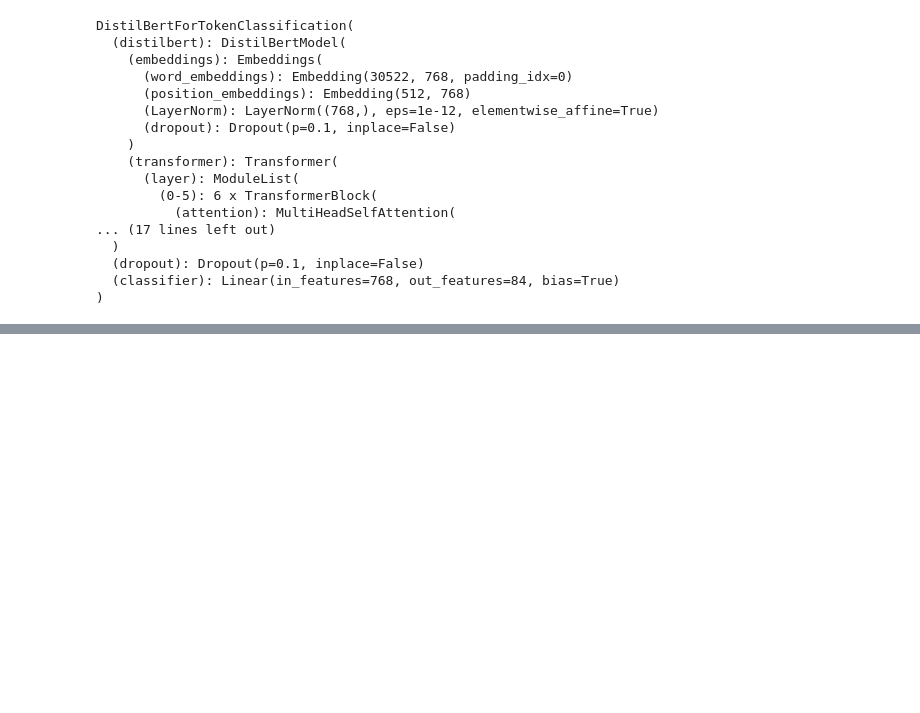
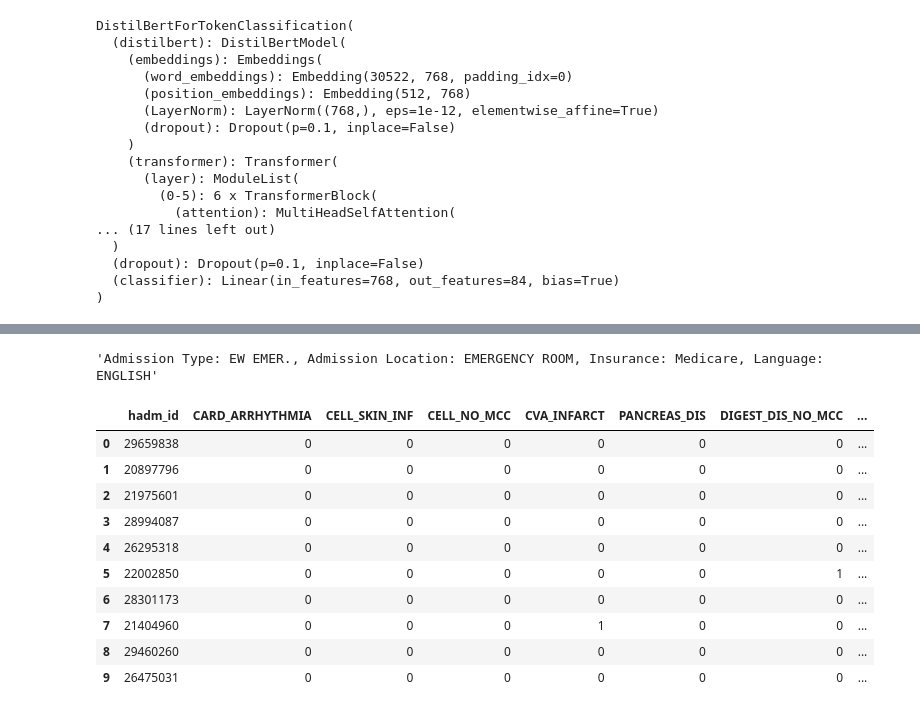
Before and after one commit to vrothenbergUCSD/CSE291Project, a Jupyter notebook: ner_bert.ipynb, the cells around one changed output, grey strips where cells are left out. Cells and saved outputs as stored; diff of their text form; code cells hidden in the pictures; blank space fills up the shorter version.

```diff
--- a/ner_bert.ipynb
+++ b/ner_bert.ipynb
@@ -38,20 +38,39 @@ DistilBertForTokenClassification(
   (classifier): Linear(in_features=768, out_features=84, bias=True)
 )
 # %%
+
 # Create the NER pipeline
 ner_pipeline = pipeline("ner", model=model, tokenizer=tokenizer, aggregation_strategy="simple", device=device)
 
-# Define a function to process text in batches
-def process_in_batches(text_list, batch_size=32):
-    ner_results = []
-    for i in tqdm(range(0, len(text_list), batch_size), desc="Processing Batches"):
-        batch = text_list[i:i + batch_size]
-        ner_results.extend(ner_pipeline(batch))
-    return ner_results
+# Function to split text into chunks of a specified maximum length
+def split_text_into_chunks(text, max_length=512):
+    tokens = tokenizer.tokenize(text)
+    chunks = []
+    for i in range(0, len(tokens), max_length):
+        chunk = tokens[i:i + max_length]
+        chunks.append(tokenizer.convert_tokens_to_string(chunk))
+    return chunks
+
+# Define a function to process text in batches with chunking
+def process_in_batches(text_list, batch_size=32, max_length=512):
+    all_ner_results = []
+    for text in tqdm(text_list, desc="Processing Texts"):
+        ner_results = []
+        chunks = split_text_into_chunks(text, max_length=max_length)
+        for i in range(0, len(chunks), batch_size):
+            batch = chunks[i:i + batch_size]
+            ner_results.extend(ner_pipeline(batch))
+        all_ner_results.append(ner_results)
+    return all_ner_results
+
+# Load your MIMIC-IV discharge notes dataset
+df = pd.read_csv('data/training_text_drg.csv')
+
+df_test = df.iloc[:10].copy()
 
 # Apply the batch processing function
-texts = df['text'].tolist()
-df['ner_entities'] = process_in_batches(texts)
+texts = df_test['training_text'].tolist()
+df_test['ner_entities'] = process_in_batches(texts)
 
 # Save the processed DataFrame
-df.to_csv('processed_data.csv', index=False)
+df_test.to_csv('processed_data_drg_test.csv', index=False)
@@ -62,0 +117,18 @@ train_df['training_text'].iloc[0]
+# %%
+text[:100]
+# %% [output]
+'Admission Type: EW EMER., Admission Location: EMERGENCY ROOM, Insurance: Medicare, Language: ENGLISH'
+# %%
+df_test
+# %% [output]
+|  | hadm_id | CARD_ARRHYTHMIA | CELL_SKIN_INF | CELL_NO_MCC | CVA_INFARCT | PANCREAS_DIS | DIGEST_DIS_NO_MCC | ... |
+| 0 | 29659838 | 0 | 0 | 0 | 0 | 0 | 0 | ... |
+| 1 | 20897796 | 0 | 0 | 0 | 0 | 0 | 0 | ... |
+| 2 | 21975601 | 0 | 0 | 0 | 0 | 0 | 0 | ... |
+| 3 | 28994087 | 0 | 0 | 0 | 0 | 0 | 0 | ... |
+| 4 | 26295318 | 0 | 0 | 0 | 0 | 0 | 0 | ... |
+| 5 | 22002850 | 0 | 0 | 0 | 0 | 0 | 1 | ... |
+| 6 | 28301173 | 0 | 0 | 0 | 0 | 0 | 0 | ... |
+| 7 | 21404960 | 0 | 0 | 0 | 1 | 0 | 0 | ... |
+| 8 | 29460260 | 0 | 0 | 0 | 0 | 0 | 0 | ... |
+| 9 | 26475031 | 0 | 0 | 0 | 0 | 0 | 0 | ... |
```
Also changed, not shown: parts of 17 cells of this notebook, 4 other files.
